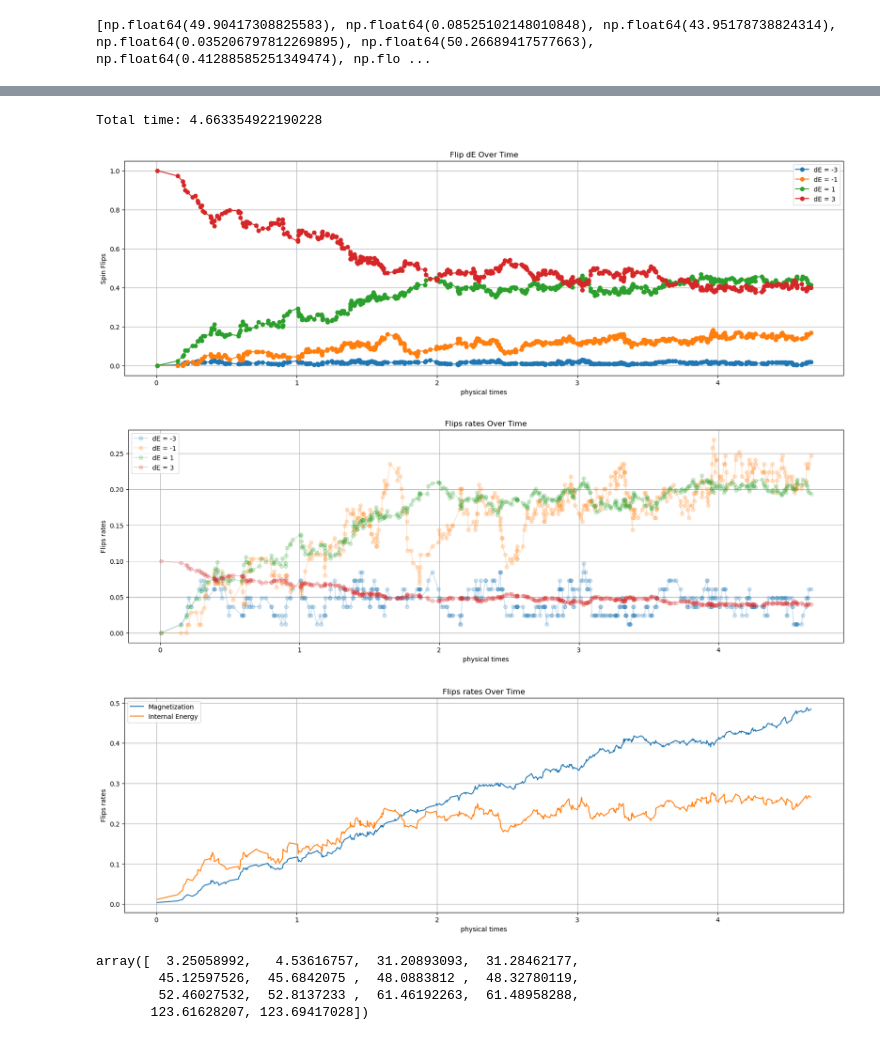
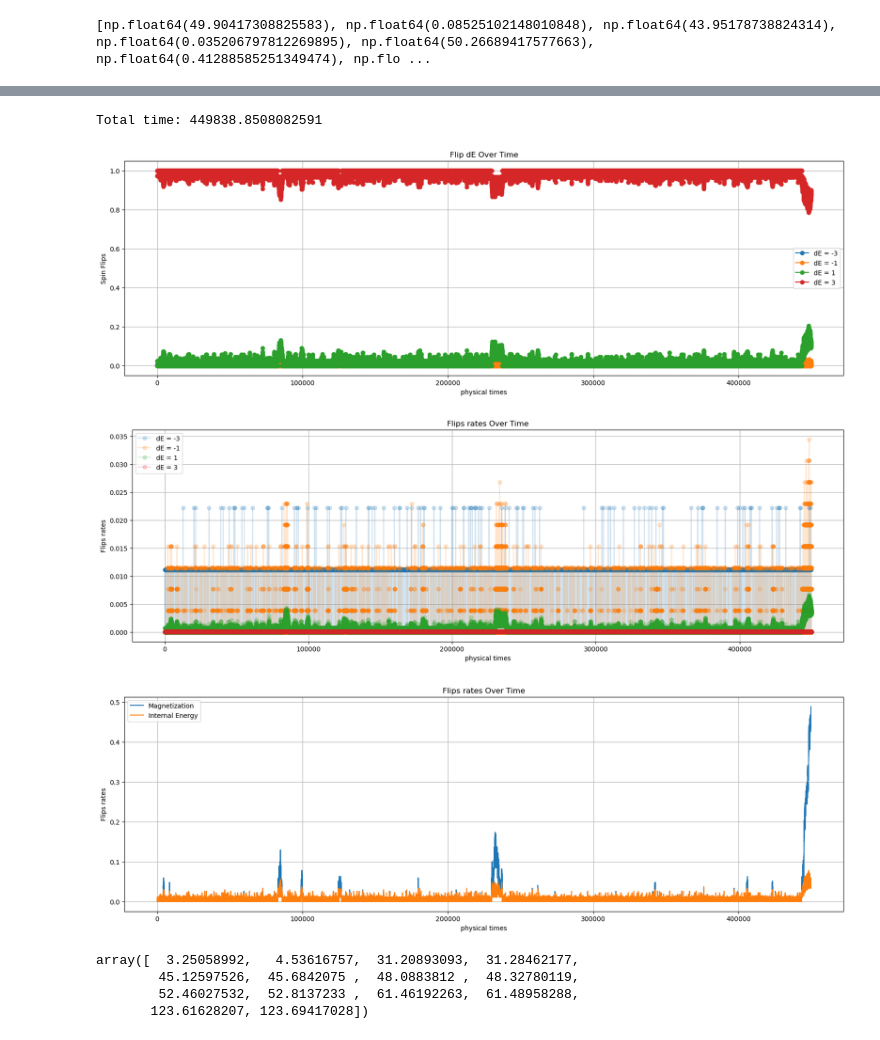
Before and after one commit to toM0dots/XYZ-color-code, a Jupyter notebook: XYZ_color_code/Optimal_decoder.ipynb, the cells around one changed output, grey strips where cells are left out. Drawn from its saved outputs; the diff is of its cells as text; code cells hidden in the pictures.

```diff
--- a/XYZ_color_code/Optimal_decoder.ipynb
+++ b/XYZ_color_code/Optimal_decoder.ipynb
@@ -1052,9 +1343,9 @@ print(time_list)
 # %%
 
-error_rate = 0.1
+error_rate = 0.0001
 beta = math.log((3+error_rate)/error_rate)/3
-H = 16
-L =16
+H = 18
+L =15
 N = H* L
 x = lattice_space(H, L)
 logical =3
@@ -1063,7 +1354,7 @@ lattice = logicals[logical].copy()
 energy_hist = []
 time_list = []
 spin_list =[]
-random.seed(199)
+random.seed(500)
 # lattice = monte_carlo_error(lattice, 2, error_rate)
 truncated = False
 step = 0
@@ -1091,36 +1382,36 @@ plt.plot(np.cumsum(time_list), np.array([row[3] for row in nw])/N, marker='o', l
 # plt.hist(spin_list, bins=4, color='blue', alpha=0.7,)
 plt.xlabel('physical times')
 plt.ylabel('Spin Flips')
 plt.title('Flip dE Over Time')
 plt.legend()
 plt.grid()
 plt.show()
 
 plt.figure(figsize=(20, 6))
 plt.plot(np.cumsum(time_list), np.array([row[0] for row in sw])/N, marker='o', linestyle='-', label='dE = -3', alpha =0.2)
 plt.plot(np.cumsum(time_list), np.array([row[1] for row in sw])/N, marker='o', linestyle='-', label='dE = -1', alpha =0.2)
 plt.plot(np.cumsum(time_list), np.array([row[2] for row in sw])/N, marker='o', linestyle='-', label='dE = 1', alpha =0.2)
 plt.plot(np.cumsum(time_list), np.array([row[3] for row in sw])/N, marker='o', linestyle='-', label='dE = 3', alpha =0.2)
 # plt.hist(spin_list, bins=4, color='blue', alpha=0.7,)
 plt.xlabel('physical times')
 plt.ylabel('Flips rates')
 plt.title('Flips rates Over Time')
 plt.legend()
 plt.grid()
 plt.show()
 
 # plt.figure(figsize=(20, 6))
 # # plt.plot(np.arange(step), spin_list, marker='o', linestyle='-', color='b')
 # plt.hist(spin_list, bins=4, color='blue', alpha=0.7,density= True)
 # plt.xlabel('Steps')
 # plt.ylabel('Spin Flips')
 # plt.title('Spin Flips Over Time')
 # plt.grid()
 # plt.show()
 # %% [output]
-Total time: 4.663354922190228
+Total time: 449838.8508082591
-[figure, old version]
+[figure, new version]
-[figure, old version]
+[figure, new version]
 # %%
 plt.figure(figsize=(20, 6))
 time_list_full_s1 = np.cumsum(time_list)
@@ -1140,7 +1431,7 @@ plt.legend()
 plt.grid()
 plt.show()
 # %% [output]
-[figure, old version]
+[figure, new version]
 # %%
 time_list_full_s1[:14]
 # print(energy_hist[-10]/N)
```
Also changed, not shown: parts of 6 cells of this notebook, 12 other files.
